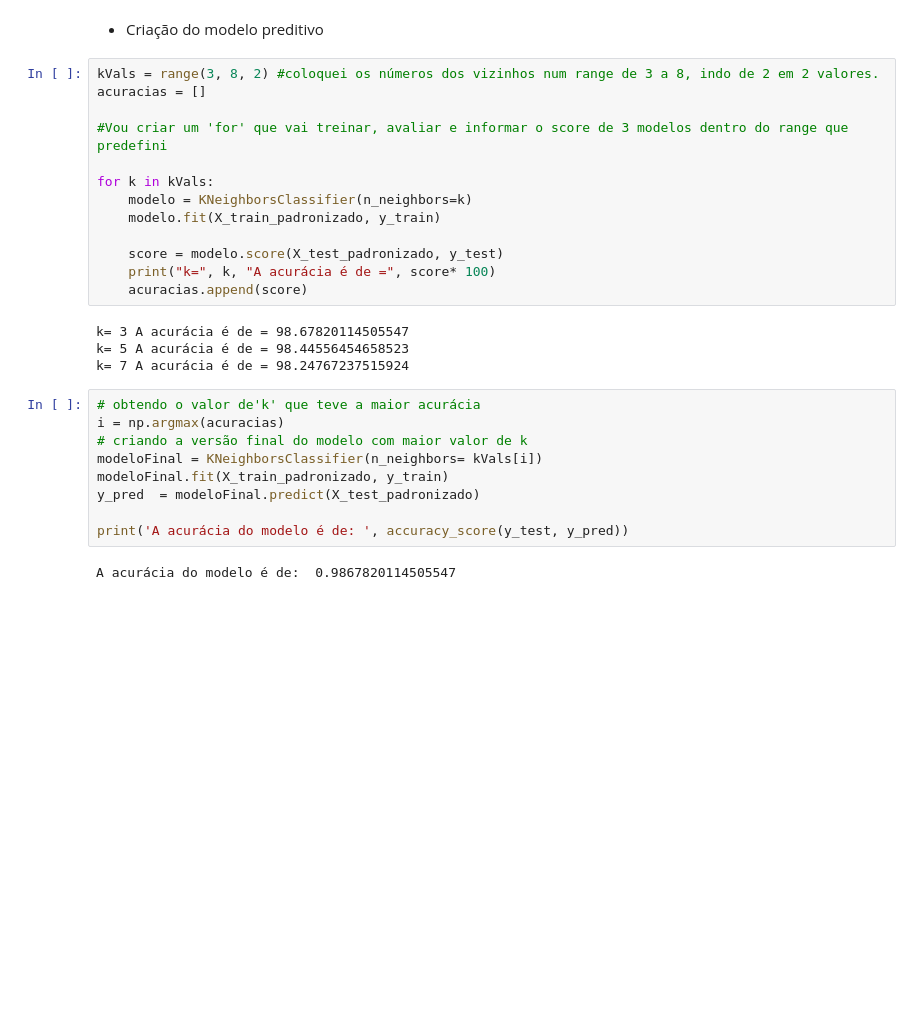
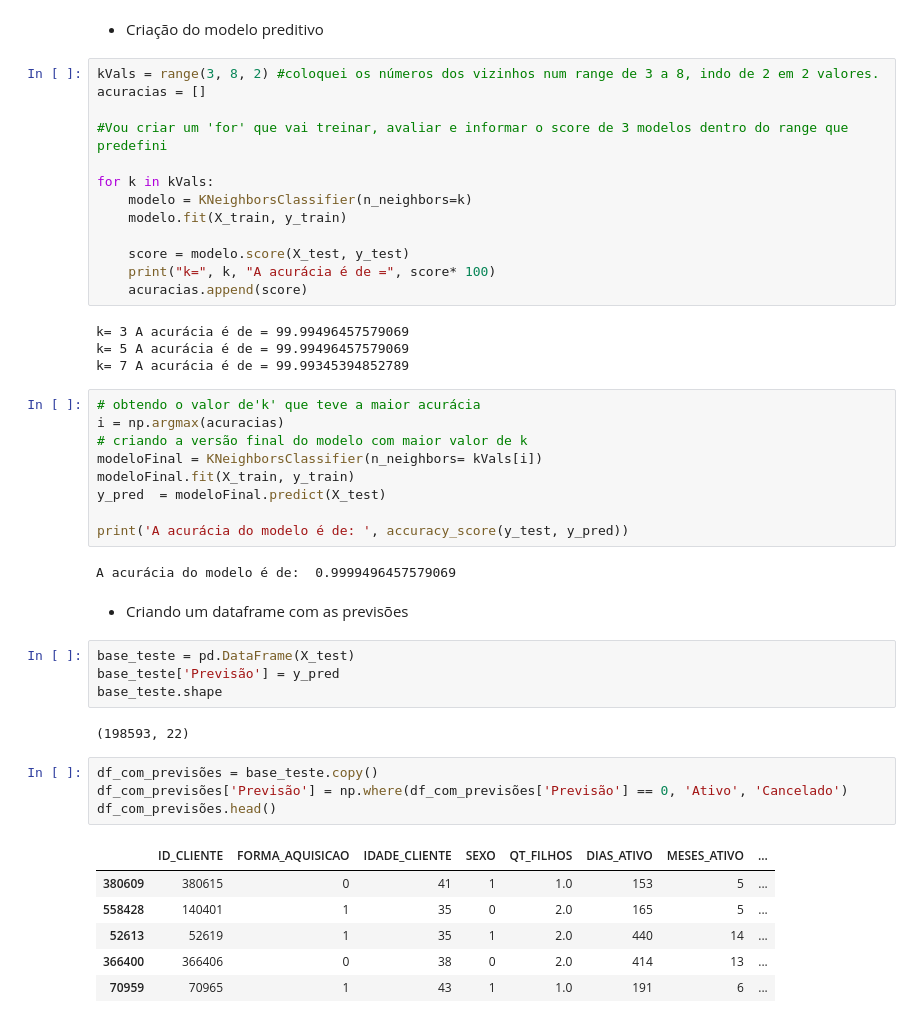
Before and after one commit to gabrielasenareis/Portfolio, a Jupyter notebook: Projeto_2_Churn.ipynb, the cells around one changed output. Saved outputs shown, nothing was run; the diff lists cells and outputs as text; blank space fills up the shorter version.

Commit message:
Inclusão do dataframe com as previsões

```diff
--- a/Projeto_2_Churn.ipynb
+++ b/Projeto_2_Churn.ipynb
@@ -543,23 +537,42 @@ acuracias = []
 
 for k in kVals:
     modelo = KNeighborsClassifier(n_neighbors=k)
-    modelo.fit(X_train_padronizado, y_train)
+    modelo.fit(X_train, y_train)
 
-    score = modelo.score(X_test_padronizado, y_test)
+    score = modelo.score(X_test, y_test)
     print("k=", k, "A acurácia é de =", score* 100)
     acuracias.append(score)
 # %% [output]
-k= 3 A acurácia é de = 98.67820114505547
-k= 5 A acurácia é de = 98.44556454658523
-k= 7 A acurácia é de = 98.24767237515924
+k= 3 A acurácia é de = 99.99496457579069
+k= 5 A acurácia é de = 99.99496457579069
+k= 7 A acurácia é de = 99.99345394852789
 # %%
 # obtendo o valor de'k' que teve a maior acurácia
 i = np.argmax(acuracias)
 # criando a versão final do modelo com maior valor de k
 modeloFinal = KNeighborsClassifier(n_neighbors= kVals[i])
-modeloFinal.fit(X_train_padronizado, y_train)
-y_pred  = modeloFinal.predict(X_test_padronizado)
+modeloFinal.fit(X_train, y_train)
+y_pred  = modeloFinal.predict(X_test)
 
 print('A acurácia do modelo é de: ', accuracy_score(y_test, y_pred))
 # %% [output]
-A acurácia do modelo é de:  0.9867820114505547
+A acurácia do modelo é de:  0.9999496457579069
+# %% [markdown]
+*   Criando um dataframe com as previsões
+# %%
+base_teste = pd.DataFrame(X_test)
+base_teste['Previsão'] = y_pred
+base_teste.shape
+# %% [output]
+(198593, 22)
+# %%
+df_com_previsões = base_teste.copy()
+df_com_previsões['Previsão'] = np.where(df_com_previsões['Previsão'] == 0, 'Ativo', 'Cancelado')
+df_com_previsões.head()
+# %% [output]
+|  | ID_CLIENTE | FORMA_AQUISICAO | IDADE_CLIENTE | SEXO | QT_FILHOS | DIAS_ATIVO | MESES_ATIVO | ... |
+| 380609 | 380615 | 0 | 41 | 1 | 1.0 | 153 | 5 | ... |
+| 558428 | 140401 | 1 | 35 | 0 | 2.0 | 165 | 5 | ... |
+| 52613 | 52619 | 1 | 35 | 1 | 2.0 | 440 | 14 | ... |
+| 366400 | 366406 | 0 | 38 | 0 | 2.0 | 414 | 13 | ... |
+| 70959 | 70965 | 1 | 43 | 1 | 1.0 | 191 | 6 | ... |
```
Also changed, not shown: parts of 2 cells of this notebook.
